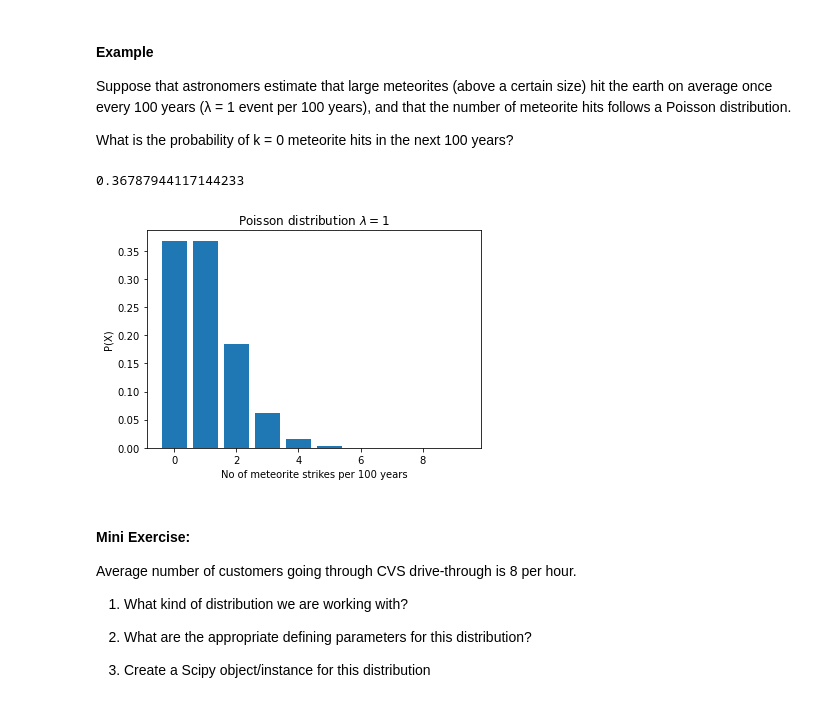
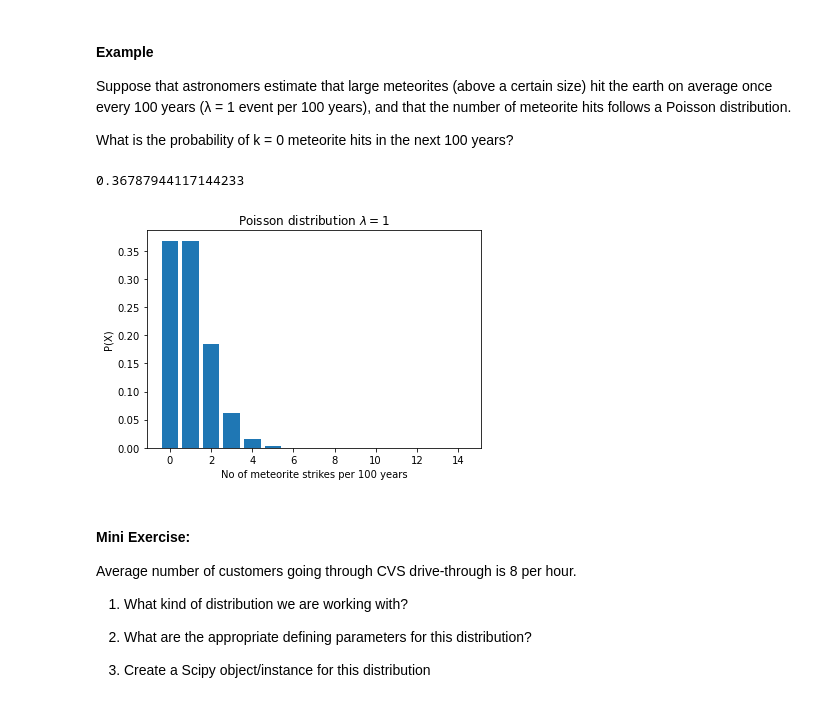
Before and after one commit to CodeupClassroom/leavitt-statistics-exercises, a Jupyter notebook: probability_distributions_lesson.ipynb, the cells around one changed output. Saved outputs shown, nothing was run; the diff lists cells and outputs as text; code cells hidden in the pictures.

```diff
--- a/probability_distributions_lesson.ipynb
+++ b/probability_distributions_lesson.ipynb
@@ -371,17 +566,25 @@ Suppose that astronomers estimate that large meteorites (above a certain size) h
 What is the probability of k = 0 meteorite hits in the next 100 years?
 # %%
 # What kind of distribution is this?
+λ = 1
+
+meteor_dist = stats.poisson(λ)
-# %% [output]
-0.36787944117144233
+# %%
+meteor_dist.pmf(0)
+# %% [output]
+0.36787944117144233
 # %%
 #plot the data
+
+x = np.arange(0,15)
+y = meteor_dist.pmf(x)
 
 plt.bar(x,y)
 plt.xlabel('No of meteorite strikes per 100 years')
 plt.ylabel('P(X)')
 plt.title('Poisson distribution $λ = 1$');
 # %% [output]
-[figure, old version]
+[figure, new version]
 # %% [markdown]
 #### Mini Exercise:
 
```
Also changed, not shown: parts of 57 cells of this notebook.
